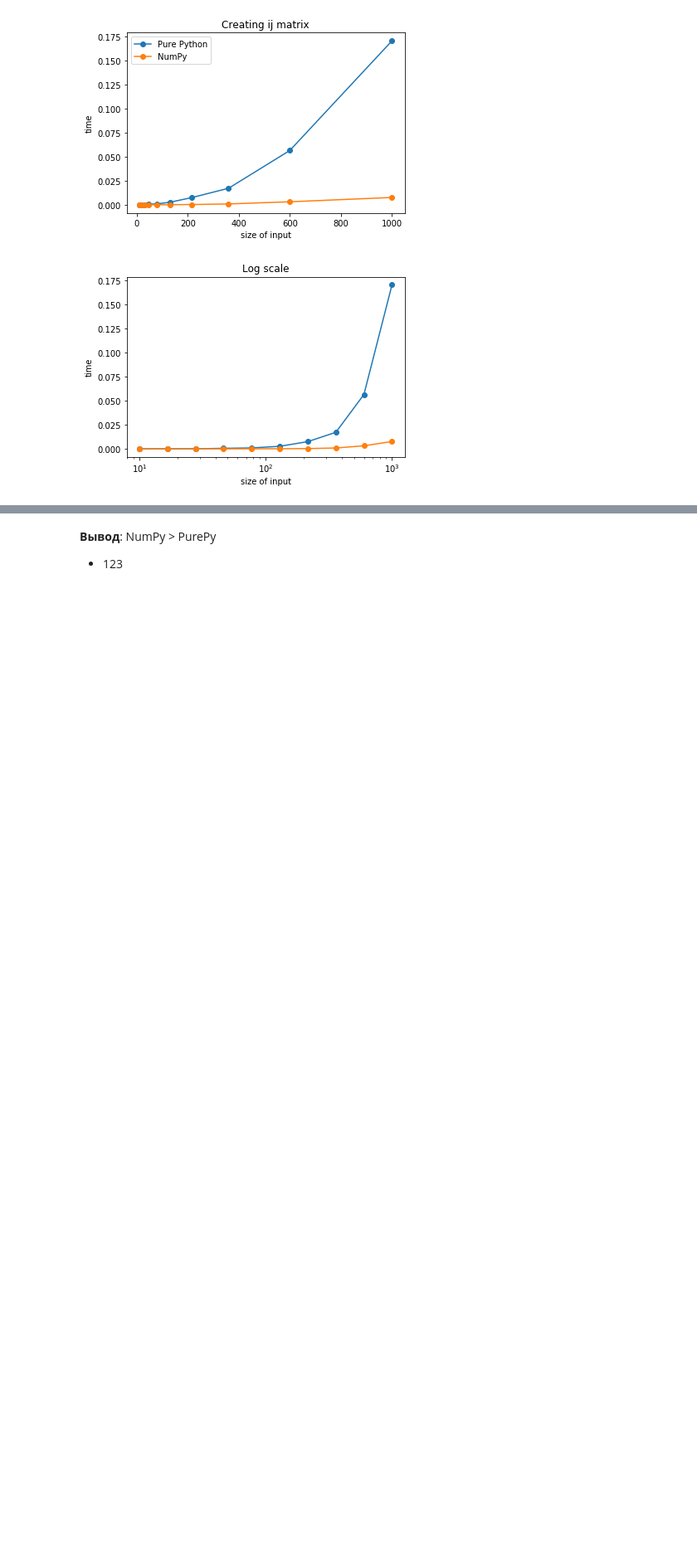
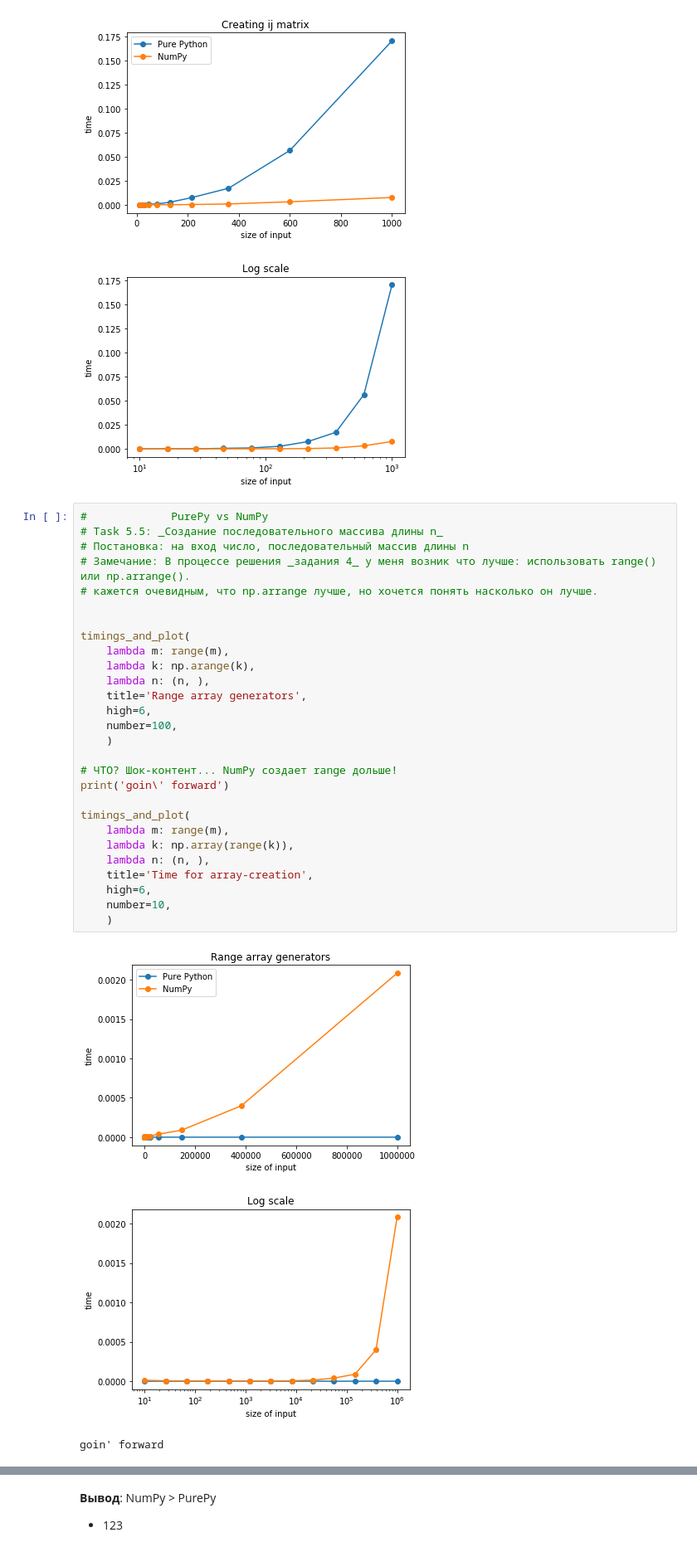
Before and after one commit to GorillazZz1/ml-course-hse-2020, a Jupyter notebook: hw1.ipynb, the cells around one changed output, grey strips where cells are left out. Shown: that part at 83% size. Saved outputs shown, nothing was run; the diff lists cells and outputs as text; blank space fills up the shorter version.

```diff
--- a/hw1.ipynb
+++ b/hw1.ipynb
@@ -404,3 +406,35 @@ timings_and_plot(pp_create_ij, np_create_ij,
 # %% [output]
 [figure]
 [figure]
+# %%
+#             PurePy vs NumPy
+# Task 5.5: _Создание последовательного массива длины n_
+# Постановка: на вход число, последовательный массив длины n
+# Замечание: В процессе решения _задания 4_ у меня возник что лучше: использовать range() или np.arrange().
+# кажется очевидным, что np.arrange лучше, но хочется понять насколько он лучше.
+
+
+timings_and_plot(
+    lambda m: range(m),
+    lambda k: np.arange(k),
+    lambda n: (n, ),
+    title='Range array generators',
+    high=6,
+    number=100,
+    )
+
+# ЧТО? Шок-контент... NumPy создает range дольше!
+print('goin\' forward')
+
+timings_and_plot(
+    lambda m: range(m),
+    lambda k: np.array(range(k)),
+    lambda n: (n, ),
+    title='Time for array-creation',
+    high=6,
+    number=10,
+    )
+# %% [output]
+[figure, added]
+[figure, added]
+goin' forward
```
Also changed, not shown: parts of 2 cells of this notebook.
